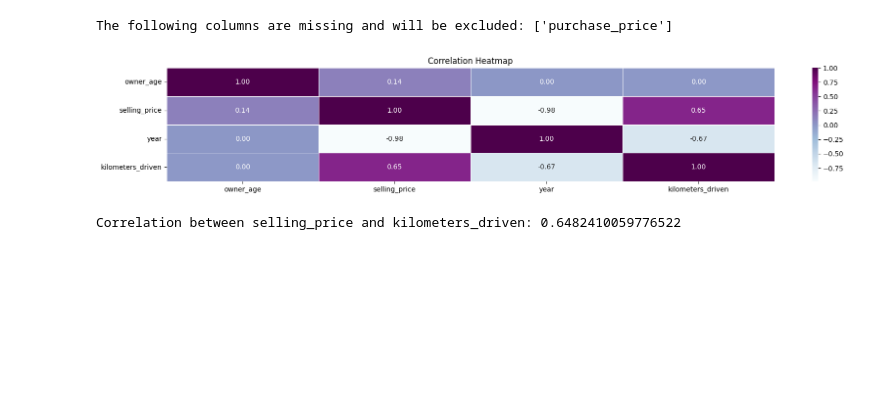
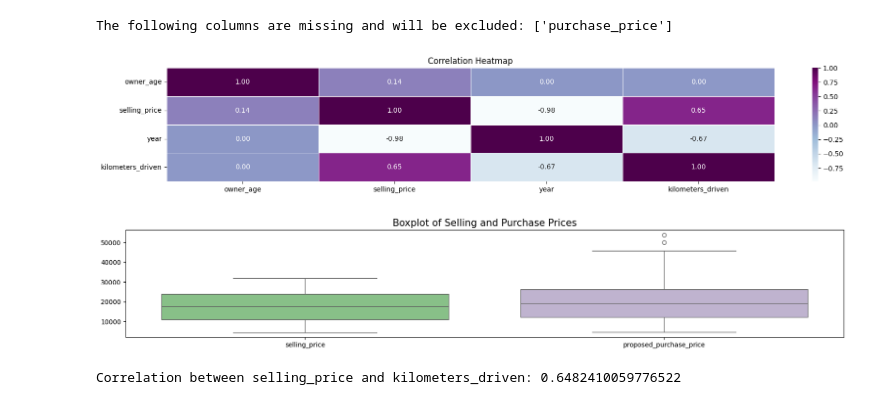
Before and after one commit to Inezariane/Machine-Learning, a Jupyter notebook: Datasets.ipynb, the cells around one changed output. Cells and saved outputs as stored; diff of their text form; code cells hidden in the pictures; blank space fills up the shorter version.

```diff
--- a/Datasets.ipynb
+++ b/Datasets.ipynb
@@ -527,6 +527,13 @@ else:
 # %% [output]
 The following columns are missing and will be excluded: ['purchase_price']
 [figure]
+# %%
+plt.figure(figsize=(20, 3))
+sns.boxplot(data = df[['selling_price', 'proposed_purchase_price']], palette='Accent')
+plt.title("Boxplot of Selling and Purchase Prices", fontsize=15)
+plt.show()
+# %% [output]
+[figure, added]
 # %%
 print('Correlation between selling_price and kilometers_driven:', df['selling_price'].corr(df['kilometers_driven']))
 # %% [output]
```
Also changed, not shown: 3 other files.
